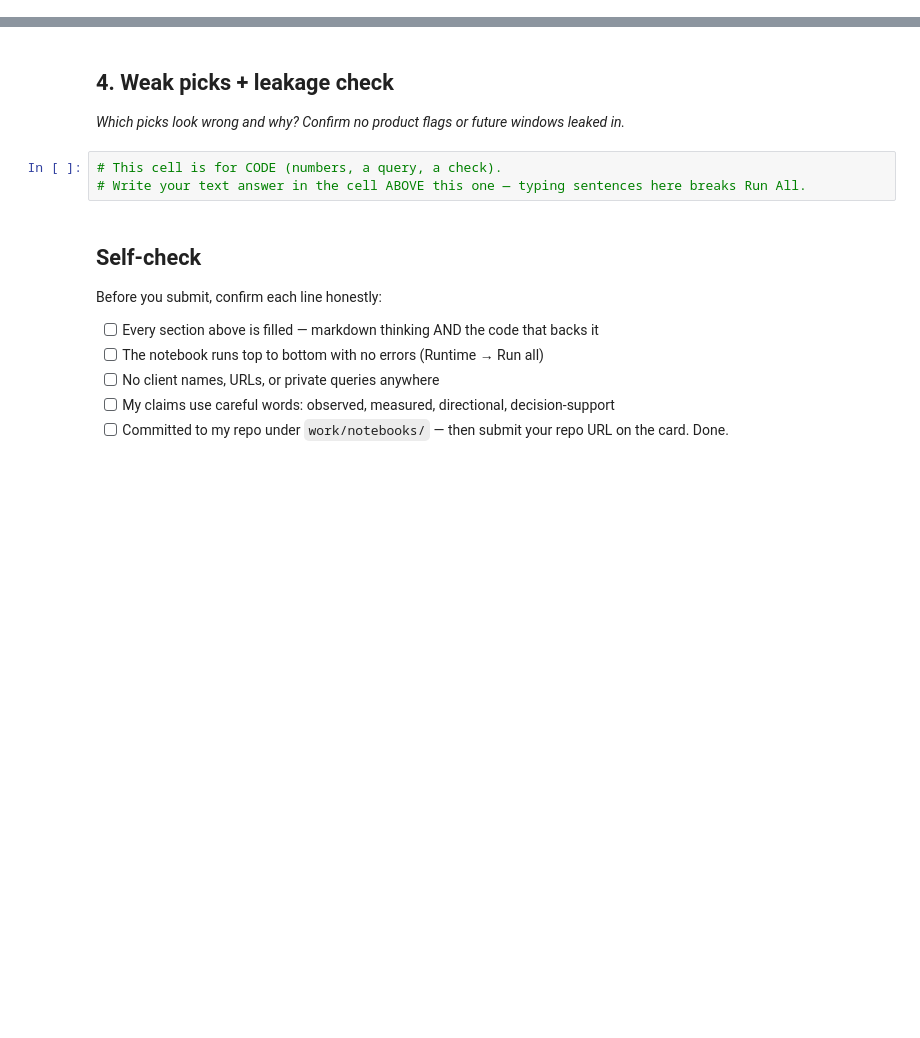
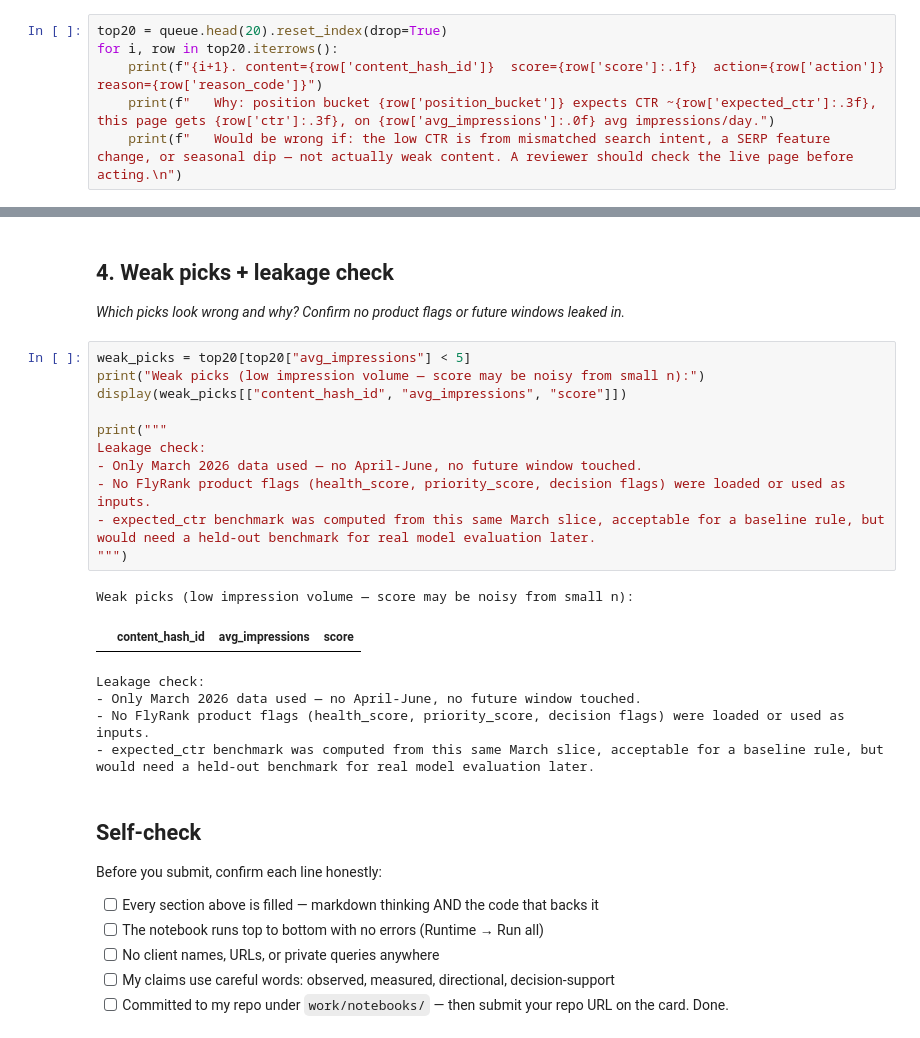
Before and after one commit to Allah-Bakhsh/flyrank-ml-internship-week1, a Jupyter notebook: work/notebooks/w04_baseline_score.ipynb, the cells around one changed output, grey strips where cells are left out. Drawn from its saved outputs; the diff is of its cells as text; blank space fills up the shorter version.

```diff
--- a/work/notebooks/w04_baseline_score.ipynb
+++ b/work/notebooks/w04_baseline_score.ipynb
@@ -29,0 +156,6 @@ This skeleton is yours to fill. Work the sections **in order** — each one has
+# %%
+top20 = queue.head(20).reset_index(drop=True)
+for i, row in top20.iterrows():
+    print(f"{i+1}. content={row['content_hash_id']}  score={row['score']:.1f}  action={row['action']}  reason={row['reason_code']}")
+    print(f"   Why: position bucket {row['position_bucket']} expects CTR ~{row['expected_ctr']:.3f}, this page gets {row['ctr']:.3f}, on {row['avg_impressions']:.0f} avg impressions/day.")
+    print(f"   Would be wrong if: the low CTR is from mismatched search intent, a SERP feature change, or seasonal dip — not actually weak content. A reviewer should check the live page before acting.\n")
@@ -31,9 +181,24 @@ This skeleton is yours to fill. Work the sections **in order** — each one has
 ## 4. Weak picks + leakage check
 
 *Which picks look wrong and why? Confirm no product flags or future windows leaked in.*
-# %%
-# This cell is for CODE (numbers, a query, a check).
-# Write your text answer in the cell ABOVE this one — typing sentences here breaks Run All.
+# %%
+weak_picks = top20[top20["avg_impressions"] < 5]
+print("Weak picks (low impression volume — score may be noisy from small n):")
+display(weak_picks[["content_hash_id", "avg_impressions", "score"]])
+
+print("""
+Leakage check:
+- Only March 2026 data used — no April-June, no future window touched.
+- No FlyRank product flags (health_score, priority_score, decision flags) were loaded or used as inputs.
+- expected_ctr benchmark was computed from this same March slice, acceptable for a baseline rule, but would need a held-out benchmark for real model evaluation later.
+""")
+# %% [output]
+Weak picks (low impression volume — score may be noisy from small n):
+|  | content_hash_id | avg_impressions | score |
+Leakage check:
+- Only March 2026 data used — no April-June, no future window touched.
+- No FlyRank product flags (health_score, priority_score, decision flags) were loaded or used as inputs.
+- expected_ctr benchmark was computed from this same March slice, acceptable for a baseline rule, but would need a held-out benchmark for real model evaluation later.
 # %% [markdown]
 ## Self-check
 
```
Also changed, not shown: parts of 10 cells of this notebook.
